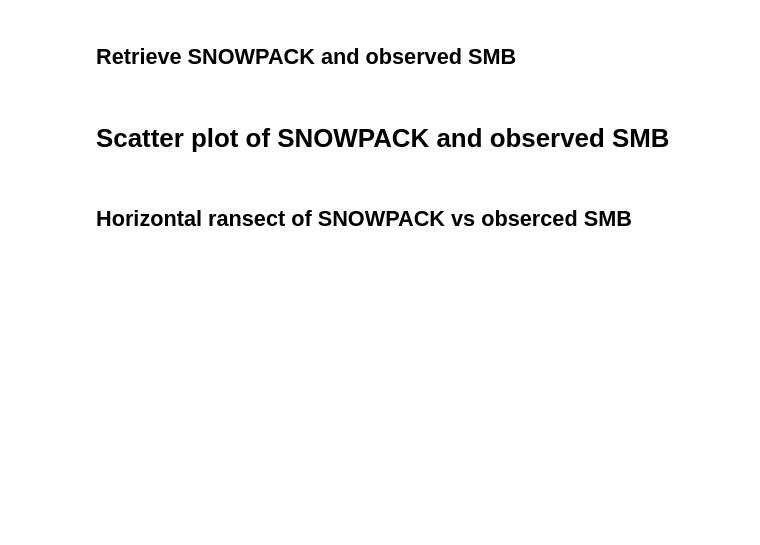
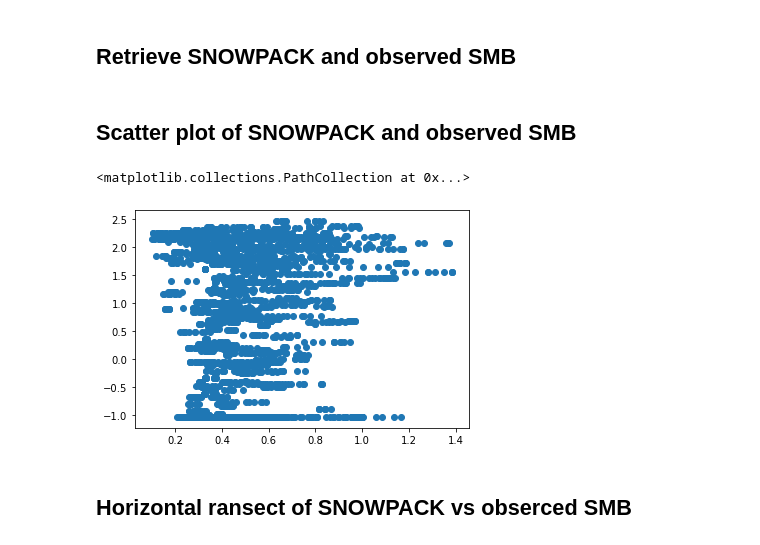
Before and after one commit to EricKeenan/SNOWPACK_WAIS, a Jupyter notebook: analysis/Modelled_vs_observed_SMB.ipynb, the cells around one changed output. Drawn from its saved outputs; the diff is of its cells as text; code cells hidden in the pictures; blank space fills up the shorter version.

Commit message:
Add SNOWPACK vs obs analysis to notebook

```diff
--- a/analysis/Modelled_vs_observed_SMB.ipynb
+++ b/analysis/Modelled_vs_observed_SMB.ipynb
@@ -77,16 +83,39 @@ plt.scatter(domain_right, domain_top, c='r')
 ## Determine indices of observations which are in SNOWPACK model domain
 # %%
 # Function to get indices of observations inside of the model domain
-def get_domain_obs(obsX, obsY, domain_left, domain_right, domain_bottom, domain_top):
+def get_domain_obs(obsX, obsY, obs_accum, domain_left, domain_right, domain_bottom, domain_top):
     '''
     Find obs whose X and Y are:
         X: greater than domain_left and less than domain_right
         Y: greater than domain_bottom and less than domain_top
     '''
-    return indices
+    filter_func = np.vectorize(lambda obsX, obsY: obsX <= domain_right and obsX >= domain_left and obsY >= domain_bottom and obsY <= domain_top)
+    obs_accum_filter = obs_accum[filter_func(obsX, obsY)]
+    obsX_filter = obsX[filter_func(obsX, obsY)]
+    obsY_filter = obsY[filter_func(obsX, obsY)]
+
+    return obsX_filter, obsY_filter, obs_accum_filter
 # %% [markdown]
 ## Retrieve SNOWPACK and observed SMB
+# %%
+# Retrieve observations
+obs_X, obs_Y, obs_accumulation = get_domain_obs(obs_X, obs_Y, obs_accumulation, domain_left, domain_right, domain_bottom, domain_top)
+# %%
+# Retrieve SNOWPACK at observations
+SNOWPACK_SMB = ds['swe'].isel(time=-1) - ds['swe'].isel(time=0)
+SNOWPACK_SMB = SNOWPACK_SMB.sel(northing=obs_Y, easting=obs_X, method='nearest')
+SNOWPACK_SMB = SNOWPACK_SMB.values.diagonal()
+SNOWPACK_SMB = SNOWPACK_SMB / 1000
+
+# Retrieve elevation at observations
+dem = dem.sel(northing=obs_Y, easting=obs_X, method='nearest')
+dem = dem.values.diagonal()
 # %% [markdown]
-# Scatter plot of SNOWPACK and observed SMB
+## Scatter plot of SNOWPACK and observed SMB
+# %%
+plt.scatter(obs_accumulation, SNOWPACK_SMB)
+# %% [output]
+<matplotlib.collections.PathCollection at 0x...>
+[figure, added]
 # %% [markdown]
 ## Horizontal ransect of SNOWPACK vs obserced SMB
```
Also changed, not shown: parts of 4 cells of this notebook.
